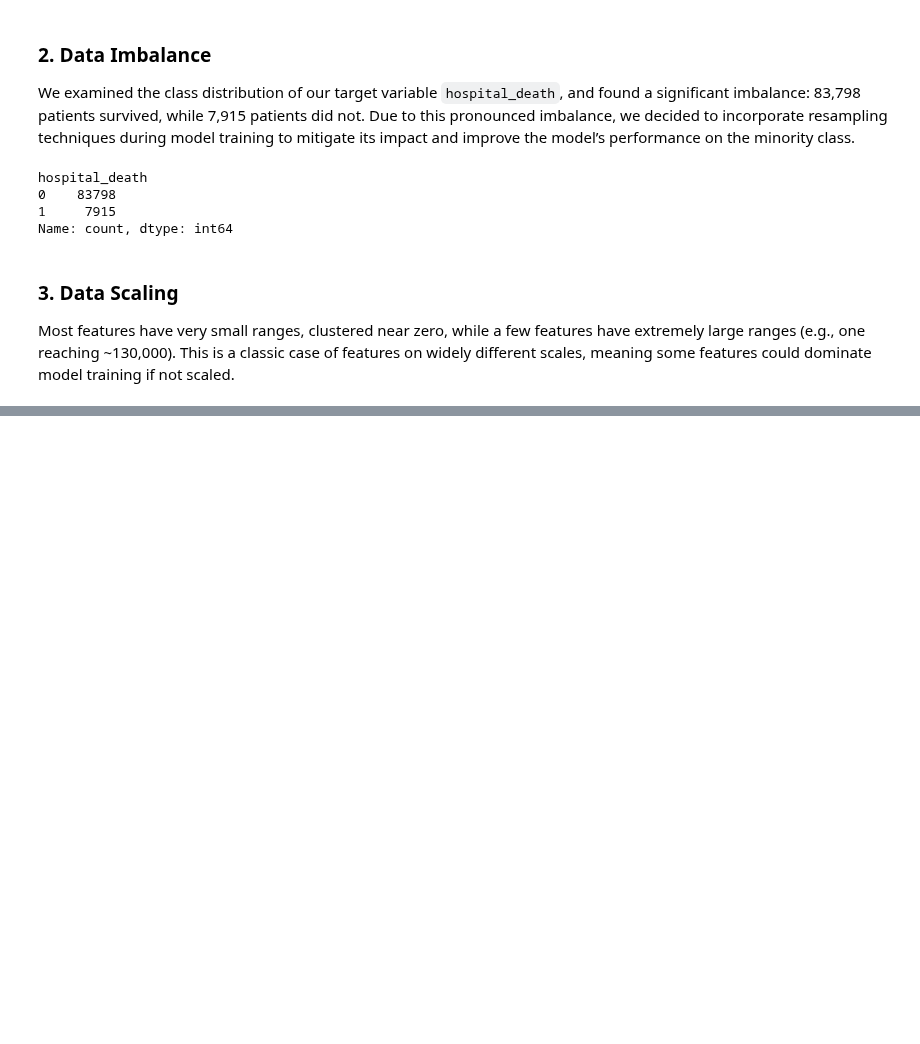
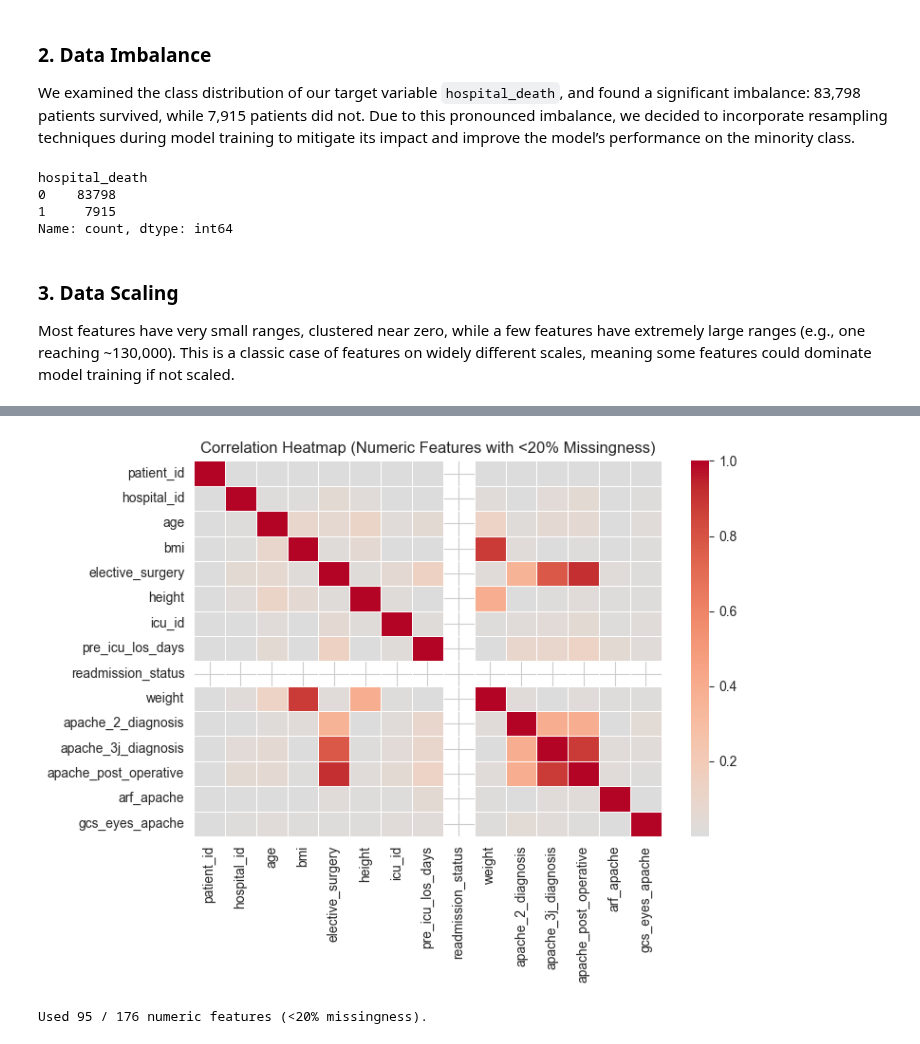
Before and after one commit to cindyrenxy/ac209a-project, a Jupyter notebook: ac209a_project.ipynb, the cells around one changed output, grey strips where cells are left out. Saved outputs shown, nothing was run; the diff lists cells and outputs as text; code cells hidden in the pictures; blank space fills up the shorter version.

```diff
--- a/ac209a_project.ipynb
+++ b/ac209a_project.ipynb
@@ -122,0 +138,18 @@ Text(0, 0.5, 'Number of Features')
+# %%
+num_df = (df.select_dtypes(include=['float64', 'int64'])
+              .drop(columns=['hospital_death', 'encounter_id'], errors='ignore'))
+
+low_missing_cols = num_df.columns[num_df.isna().mean() < 0.20].tolist()
+
+corr_matrix_low = num_df[low_missing_cols].corr().abs()
+
+plt.figure(figsize=(8, 6))
+sns.heatmap(corr_matrix_low.iloc[:15, :15], cmap='coolwarm', center=0, linewidths=0.5)
+plt.title("Correlation Heatmap (Numeric Features with <20% Missingness)")
+plt.tight_layout()
+plt.show()
+
+print(f"Used {len(low_missing_cols)} / {num_df.shape[1]} numeric features (<20% missingness).")
+# %% [output]
+[figure, added]
+Used 95 / 176 numeric features (<20% missingness).
```
Also changed, not shown: parts of 9 cells of this notebook.
